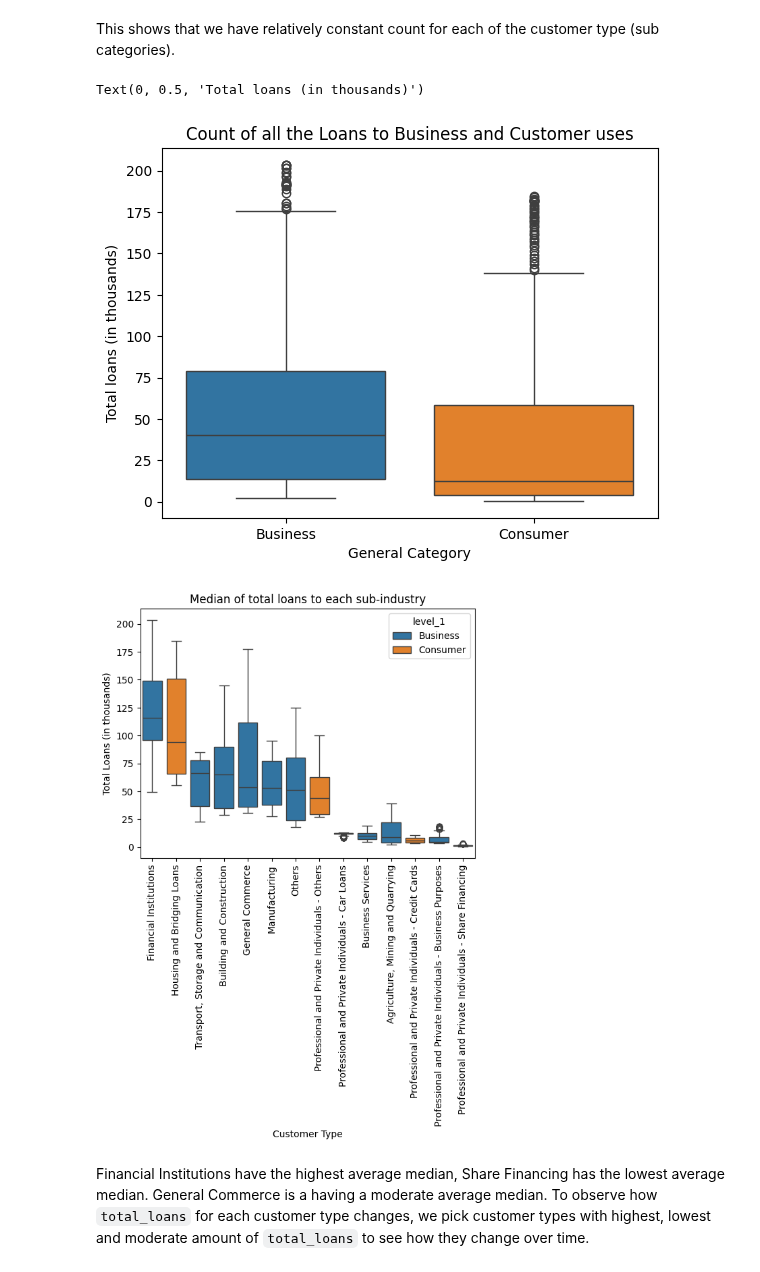
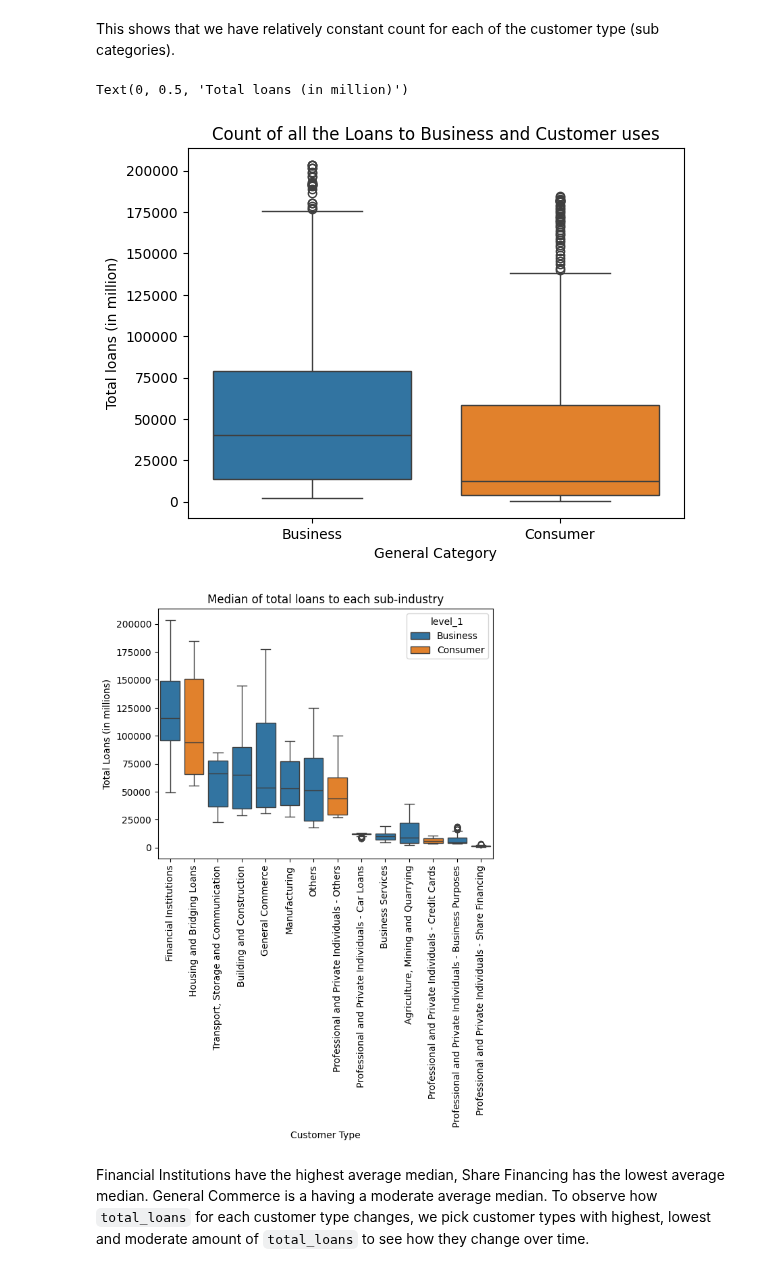
Before and after one commit to ChinSekYi/OpenAYEye, a Jupyter notebook: eda/src/EDA.ipynb, the cells around one changed output. Drawn from its saved outputs; the diff is of its cells as text; code cells hidden in the pictures.

```diff
--- a/eda/src/EDA.ipynb
+++ b/eda/src/EDA.ipynb
@@ -105,13 +129,13 @@ plt.show()
 This shows that we have relatively constant count for each of the customer type (sub categories).
 # %%
 # Check if there are extreme values
-sns.boxplot(x = 'level_1', y = df['total_loans']/1000, data = df, hue = "level_1")
+sns.boxplot(x = 'level_1', y = df['total_loans'], data = df, hue = "level_1")
 plt.title("Count of all the Loans to Business and Customer uses")
 plt.xlabel("General Category")
-plt.ylabel("Total loans (in thousands)")
+plt.ylabel("Total loans (in million)")
 # %% [output]
-Text(0, 0.5, 'Total loans (in thousands)')
+Text(0, 0.5, 'Total loans (in million)')
-[figure, old version]
+[figure, new version]
 # %%
 # Check if there are extreme values
 medians = df.groupby("level_2")['total_loans'].median()
@@ -119,14 +143,14 @@ sorted_medians = medians.sort_values(ascending = False)
 sorted_order = sorted_medians.index
 
 # Plot the boxplot with the sorted order
-sns.boxplot(x = 'level_2', y = df['total_loans']/1000, data = df, order= sorted_order, hue = "level_1")
+sns.boxplot(x = 'level_2', y = df['total_loans'], data = df, order= sorted_order, hue = "level_1")
 plt.title("Median of total loans to each sub-industry")
 plt.xlabel("Customer Type")
-plt.ylabel("Total Loans (in thousands)")
+plt.ylabel("Total Loans (in millions)")
 plt.xticks(rotation = 90)
 plt.show()
 # %% [output]
-[figure, old version]
+[figure, new version]
 # %% [markdown]
 Financial Institutions have the highest average median, Share Financing has the lowest average median. General Commerce is a having a moderate average median. To observe how `total_loans` for each customer type changes, we pick customer types with highest, lowest and moderate amount of `total_loans` to see how they change over time.
 # %%
```
Also changed, not shown: parts of 5 cells of this notebook.
